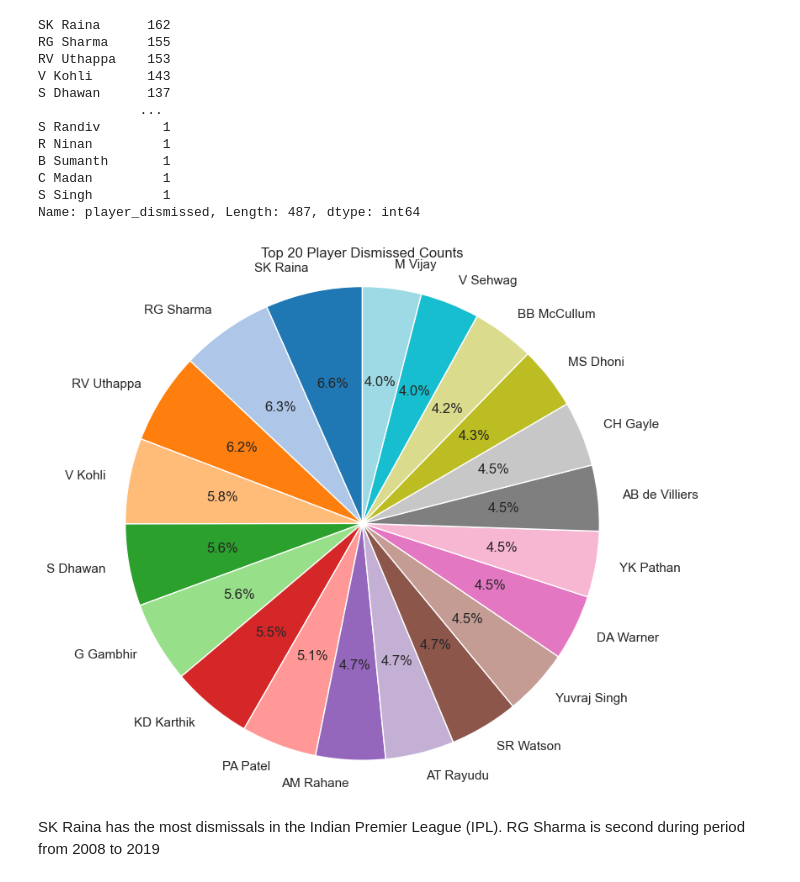
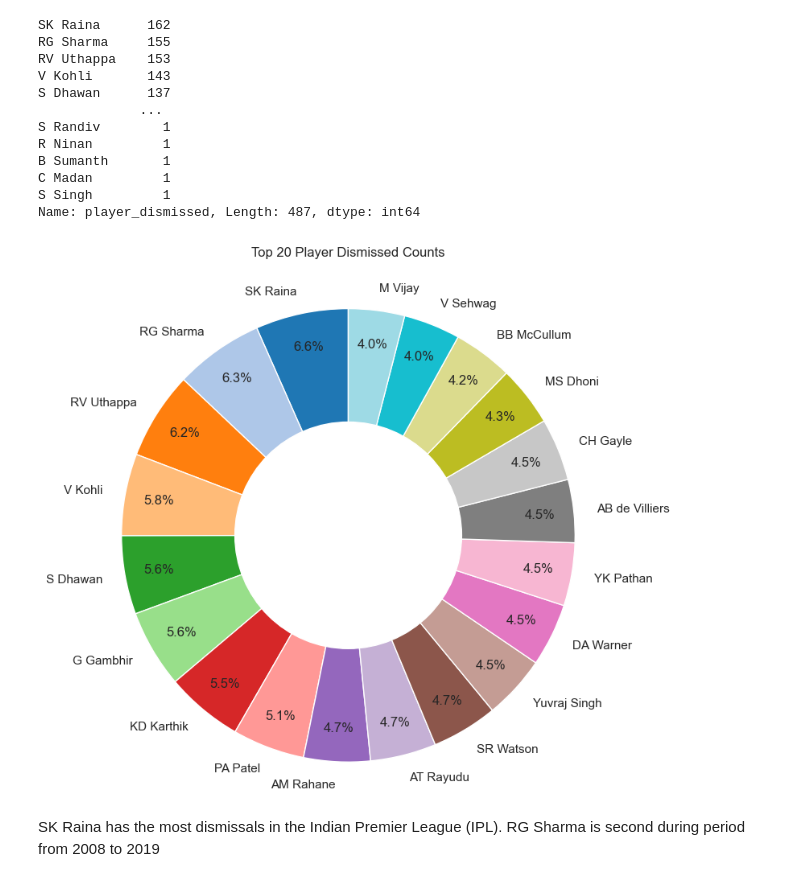
Before and after one commit to Ayushsharma707/EDA-on-IPL-dataset, a Jupyter notebook: Notebook.ipynb, the cells around one changed output. Cells and saved outputs as stored; diff of their text form; code cells hidden in the pictures.

```diff
--- a/Notebook.ipynb
+++ b/Notebook.ipynb
@@ -796,13 +780,10 @@ OUTsurance Oval                                          2
 ACA-VDCA Stadium                                         2
 Name: venue, dtype: int64
 # %%
-sns.set(style="whitegrid")
-
-# Create the horizontal bar plot
-plt.figure(figsize=(10, 8))  # Adjust the figure size as needed
-sns.barplot(x=venues.values[:20], y=venues.index[:20])  # Swap x and y parameters
+#Joint Plot
+sns.jointplot(x=venues.values[:20], y=venues.index[:20], kind="scatter", height=8, marker='o', color='b', s=100, alpha=0.7)  # Adjust marker size, color, and transparency
+plt.xlabel('Counts')
+plt.ylabel('Venue')
 plt.title('Matches Hosted per Venue')
-plt.xlabel('Counts')  # Adjust labels accordingly
-plt.ylabel('Venue')
 plt.show()
 # %% [output]
@@ -1127,16 +1163,24 @@ C Madan         1
 S Singh         1
 Name: player_dismissed, Length: 487, dtype: int64
 # %%
+# Calculate top 20 values
 top_20_values = Data['player_dismissed'].value_counts()[:20]
 
-# Create a donut chart
+# Create the outer ring pie chart
 plt.figure(figsize=(8, 8))
-plt.pie(top_20_values, labels=top_20_values.index, autopct='%1.1f%%', startangle=90, colors=plt.cm.tab20.colors)
-plt.title('Top 20 Player Dismissed Counts')
+outer_colors = plt.cm.tab20.colors
+plt.pie(top_20_values, labels=top_20_values.index, autopct='%1.1f%%', startangle=90, colors=outer_colors, pctdistance=0.85)
+
+center_circle = plt.Circle((0, 0), 0.5, color='white')
+plt.gca().add_artist(center_circle)
+
+# Equal aspect ratio ensures that pie is drawn as a circle
 plt.axis('equal')
+
+plt.title('Top 20 Player Dismissed Counts', y=1.05)
 plt.show()
 # %% [output]
-[figure, old version]
+[figure, new version]
 # %% [markdown]
 SK Raina has the most dismissals in the Indian Premier League (IPL). RG Sharma  is second during period from 2008 to 2019
 # %% [markdown]
```
Also changed, not shown: parts of 56 cells of this notebook.
